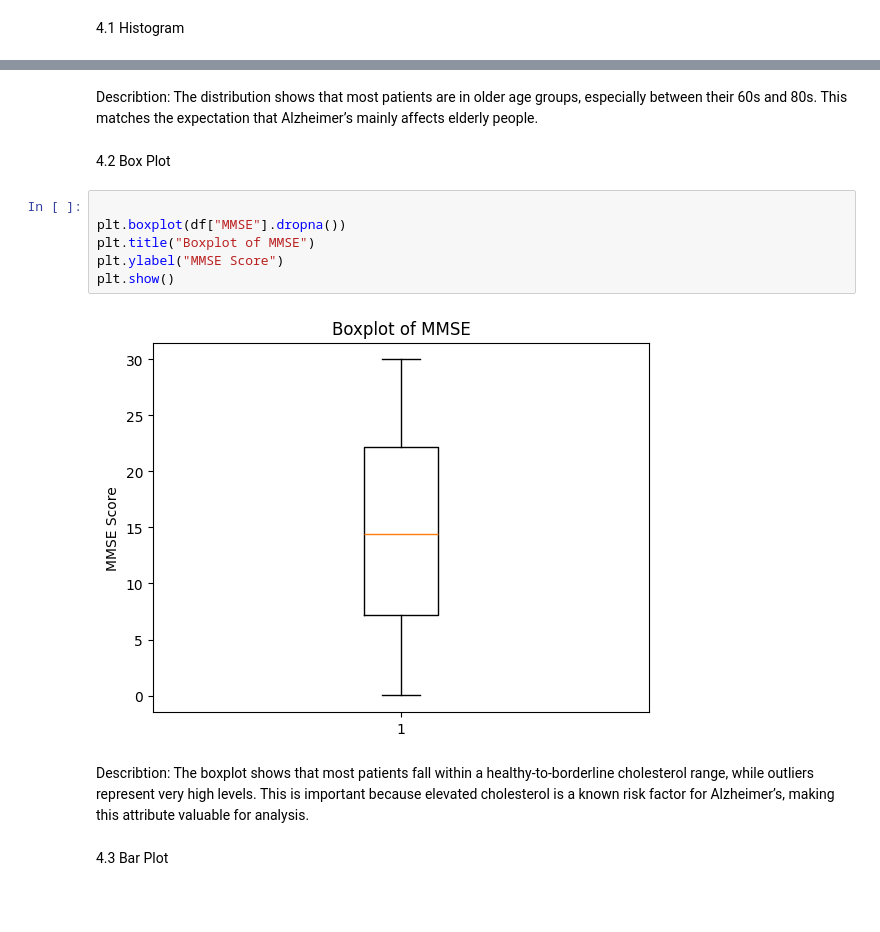
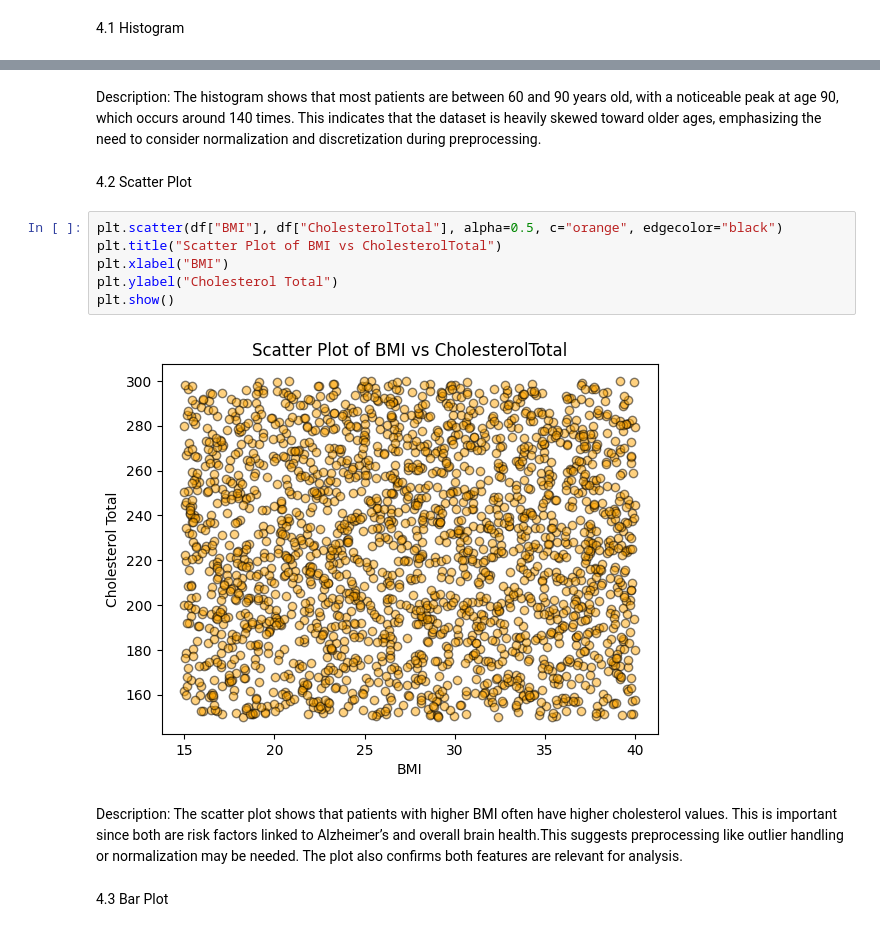
Before and after one commit to shahodi011/IT326-Project, a Jupyter notebook: Reports/Phase2.ipynb, the cells around one changed output, grey strips where cells are left out. Drawn from its saved outputs; the diff is of its cells as text; blank space fills up the shorter version.

```diff
--- a/Reports/Phase2.ipynb
+++ b/Reports/Phase2.ipynb
@@ -169,20 +77,20 @@ plt.ylabel("Frequency")
 plt.show()
 # %% [output]
 [figure]
-# %% [markdown]
-Describtion: The distribution shows that most patients are in older age groups, especially between their 60s and 80s. This matches the expectation that Alzheimer’s mainly affects elderly people.
+# %% [markdown]
+Description: The histogram shows that most patients are between 60 and 90 years old, with a noticeable peak at age 90, which occurs around 140 times. This indicates that the dataset is heavily skewed toward older ages, emphasizing the need to consider normalization and discretization during preprocessing.
 # %% [markdown]
-4.2 Box Plot
+4.2 Scatter Plot
-# %%
-
-plt.boxplot(df["MMSE"].dropna())
-plt.title("Boxplot of MMSE")
-plt.ylabel("MMSE Score")
-plt.show()
-# %% [output]
-[figure, removed]
-# %% [markdown]
-Describtion: The boxplot shows that most patients fall within a healthy-to-borderline cholesterol range, while outliers represent very high levels. This is important because elevated cholesterol is a known risk factor for Alzheimer’s, making this attribute valuable for analysis.
+# %%
+plt.scatter(df["BMI"], df["CholesterolTotal"], alpha=0.5, c="orange", edgecolor="black")
+plt.title("Scatter Plot of BMI vs CholesterolTotal")
+plt.xlabel("BMI")
+plt.ylabel("Cholesterol Total")
+plt.show()
+# %% [output]
+[figure, added]
+# %% [markdown]
+Description: The scatter plot shows that patients with higher BMI often have higher cholesterol values. This is important since both are risk factors linked to Alzheimer’s and overall brain health.This suggests preprocessing like outlier handling or normalization may be needed. The plot also confirms both features are relevant for analysis.
 # %% [markdown]
 4.3 Bar Plot
 # %%
```
Also changed, not shown: parts of 26 cells of this notebook.
